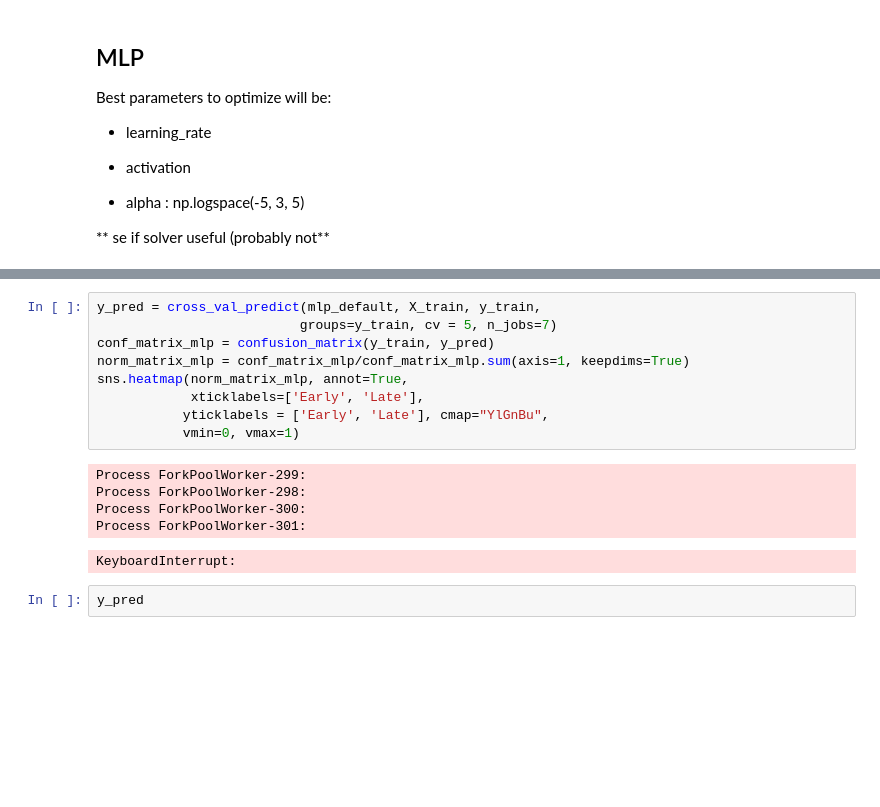
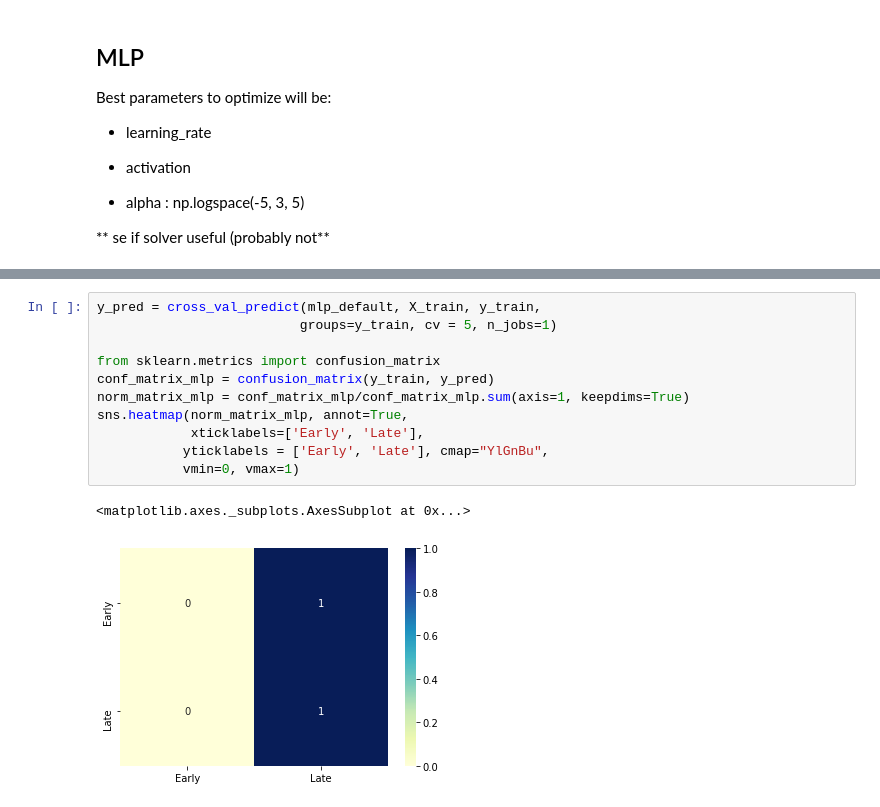
Before and after one commit to aariani/MLBeanBreeding, a Jupyter notebook: Phenotype_prediction/Averaged_DF_class_prediction.ipynb, the cells around one changed output, grey strips where cells are left out. Cells and saved outputs as stored; diff of their text form; blank space fills up the shorter version.

```diff
--- a/Phenotype_prediction/Averaged_DF_class_prediction.ipynb
+++ b/Phenotype_prediction/Averaged_DF_class_prediction.ipynb
@@ -279,17 +339,14 @@ avg / total       0.52      0.72      0.61       224
 # %%
 y_pred = cross_val_predict(mlp_default, X_train, y_train,
-                          groups=y_train, cv = 5, n_jobs=7)
+                          groups=y_train, cv = 5, n_jobs=1)
+
+from sklearn.metrics import confusion_matrix
 conf_matrix_mlp = confusion_matrix(y_train, y_pred)
 norm_matrix_mlp = conf_matrix_mlp/conf_matrix_mlp.sum(axis=1, keepdims=True)
 sns.heatmap(norm_matrix_mlp, annot=True,
             xticklabels=['Early', 'Late'],
            yticklabels = ['Early', 'Late'], cmap="YlGnBu",
            vmin=0, vmax=1)
 # %% [output]
-Process ForkPoolWorker-299:
-Process ForkPoolWorker-298:
-Process ForkPoolWorker-300:
-Process ForkPoolWorker-301:
+<matplotlib.axes._subplots.AxesSubplot at 0x...>
-KeyboardInterrupt:
+[figure, added]
-# %%
-y_pred
```
Also changed, not shown: parts of 12 cells of this notebook.
